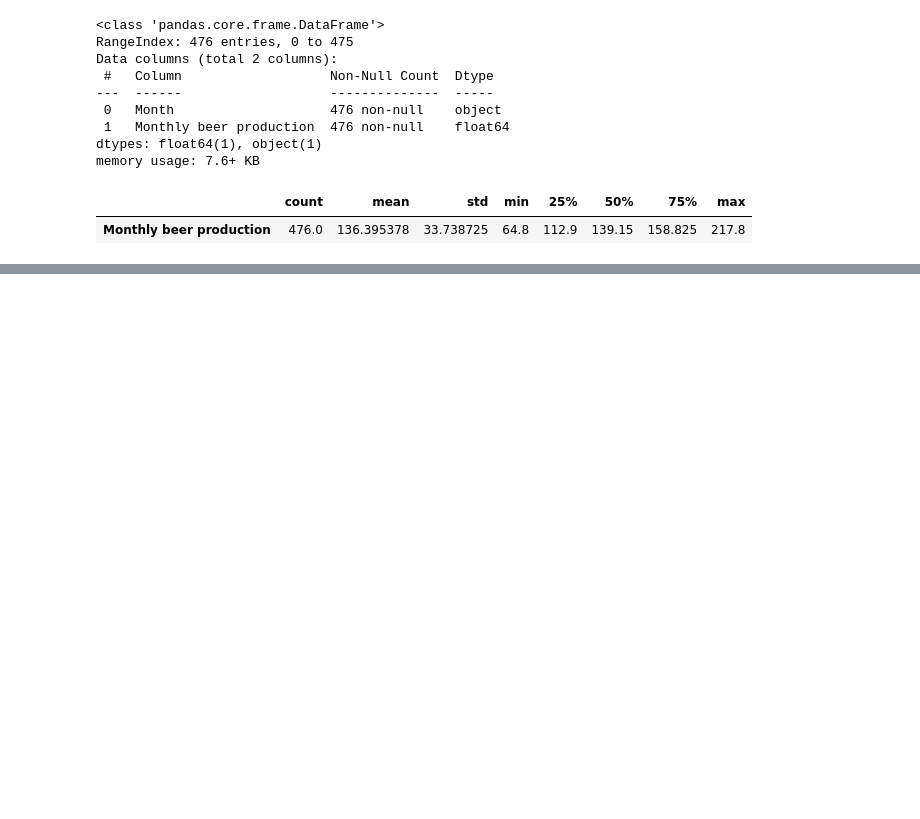
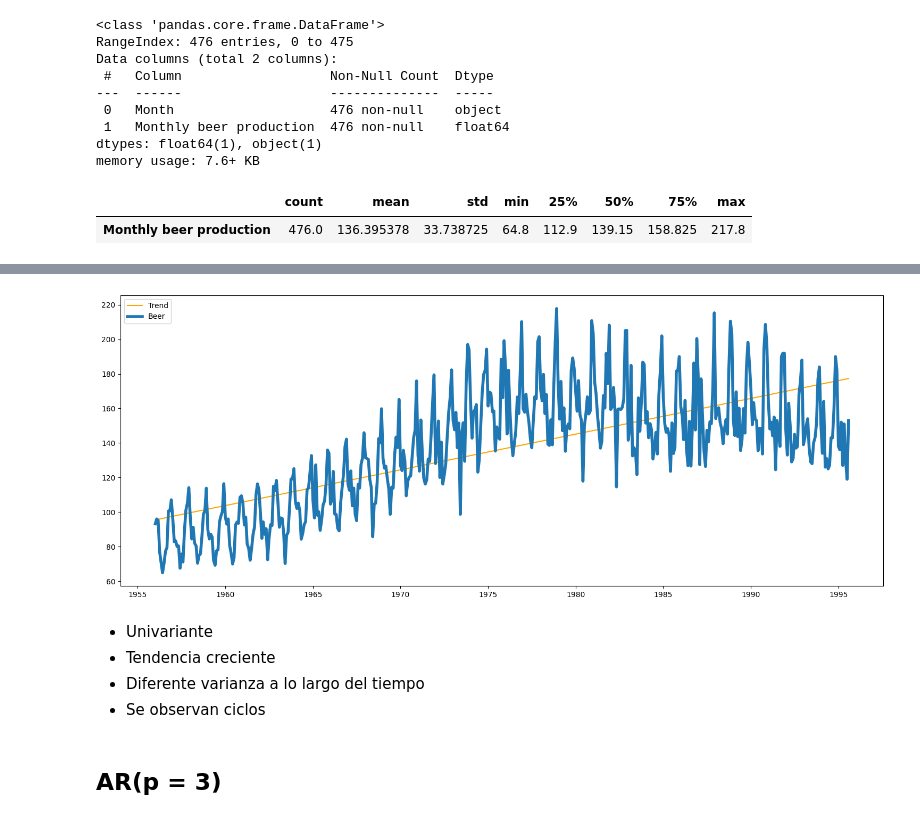
Before and after one commit to P-Drop/Electric_Power_Consumption, a Jupyter notebook: ts_beer_notebook.ipynb, the cells around one changed output, grey strips where cells are left out. Drawn from its saved outputs; the diff is of its cells as text; code cells hidden in the pictures; blank space fills up the shorter version.

```diff
--- a/ts_beer_notebook.ipynb
+++ b/ts_beer_notebook.ipynb
@@ -68,0 +73,49 @@ df.set_index('Month').plot();
+# %%
+def fit_straight_line(y, deg = 1):
+    '''
+    Fits a straight line between 2 data points.
+    '''
+    x_values = np.linspace(0, 1, len(y))
+
+    coeffs = np.polyfit(x = x_values, y = y, deg = deg)
+    poly_eqn = np.poly1d(coeffs)
+
+    y_hat = poly_eqn(x_values)
+
+    return y_hat
+
+def plot_single_ts(df, origin, target_column, fit_line):
+    '''
+    Plots a Time Series data based on the origin you pass.
+    '''
+    x = df["Month"]
+    y = df[target_column]
+
+    if fit_line:
+        y_hat = fit_straight_line(y = y)
+        plt.plot(x, y_hat, color = "orange", label = "Trend")
+
+    plt.plot(x, y, label = origin, lw = 4)
+    plt.legend(loc = "upper left")
+
+def plot_time_series(df, target_column, fit_line):
+    '''
+    Plots all the available time series.
+    '''
+    fig = plt.figure(figsize = (15, 6))
+
+
+    plot_single_ts(df = df, origin = "Beer", target_column = target_column, fit_line = fit_line)
+
+    fig.tight_layout()
+# %%
+plot_time_series(df, 'Monthly beer production', fit_line=True)
+# %% [output]
+[figure, added]
+# %% [markdown]
+- Univariante
+- Tendencia creciente
+- Diferente varianza a lo largo del tiempo
+- Se observan ciclos
+# %% [markdown]
+## AR(p = 3)
```
Also changed, not shown: parts of 52 cells of this notebook.
